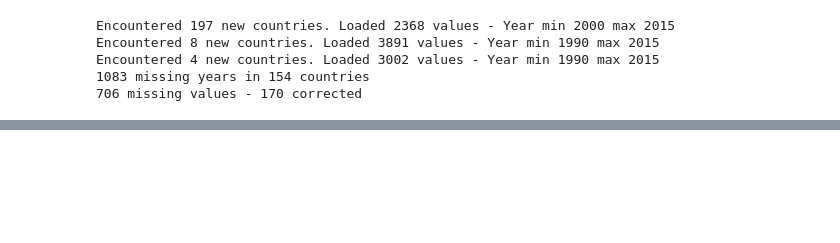
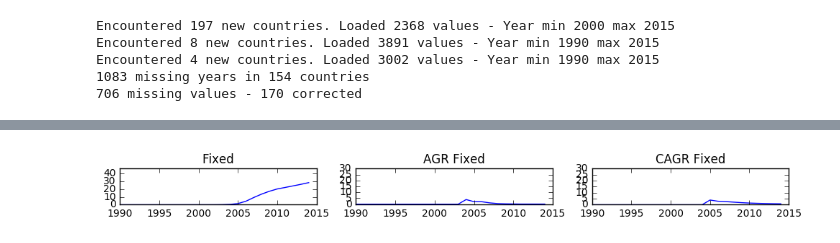
Before and after one commit to ichatz/internet-usage-analysis, a Jupyter notebook: notebooks/growth-rate.ipynb, the cells around one changed output, grey strips where cells are left out. Saved outputs shown, nothing was run; the diff lists cells and outputs as text; code cells hidden in the pictures; blank space fills up the shorter version.

```diff
--- a/notebooks/growth-rate.ipynb
+++ b/notebooks/growth-rate.ipynb
@@ -30,3 +30,8 @@ Encountered 8 new countries. Loaded 3891 values - Year min 1990 max 2015
 Encountered 4 new countries. Loaded 3002 values - Year min 1990 max 2015
 1083 missing years in 154 countries
 706 missing values - 170 corrected
+# %%
+# Fix some mistakes
+continents['Europe'].remove('Russian Federation')
+continents['Europe'].remove('Jersey')
+continents['Europe'].remove('Guernsey')
@@ -84,0 +51,14 @@ totColumns = years['max'] - years['min']
+# %%
+for country, data in countries.items():
+    for slot in range(0,3):
+        startingValue = data[years['min']][slot]
+        startingYear = years['min']
+        for year in range(years['min'], years['max']):
+            if (data[year][slot] > 0):
+                if (startingValue == 0):
+                    startingValue = data[year][slot]
+                    startingYear = year
+
+                if (year > startingYear):
+                    rate = pow(data[year][slot] / startingValue, 1 / (year - startingYear)) - 1
+                    data[year + 1][slot + 6] = rate
@@ -84,0 +139,18 @@ totColumns = years['max'] - years['min']
+# %%
+x = np.arange(years['min'], years['max'], 1);
+plt.figure(figsize=(12,3))
+plt.subplot(434)
+plt.title("Fixed")
+plt.ylim(ymin[0],ymax[0])
+plt.plot(x, countriesPlot['Greece'][0])
+plt.subplot(435)
+plt.title("AGR Fixed")
+plt.ylim(ymin[3],ymax[3])
+plt.plot(x, countriesPlot['Greece'][3])
+plt.subplot(436)
+plt.title("CAGR Fixed")
+plt.ylim(ymin[6],ymax[6])
+plt.plot(x, countriesPlot['Greece'][6])
+plt.show()
+# %% [output]
+[figure, added]
```
Also changed, not shown: parts of 21 cells of this notebook, 2 other files.
